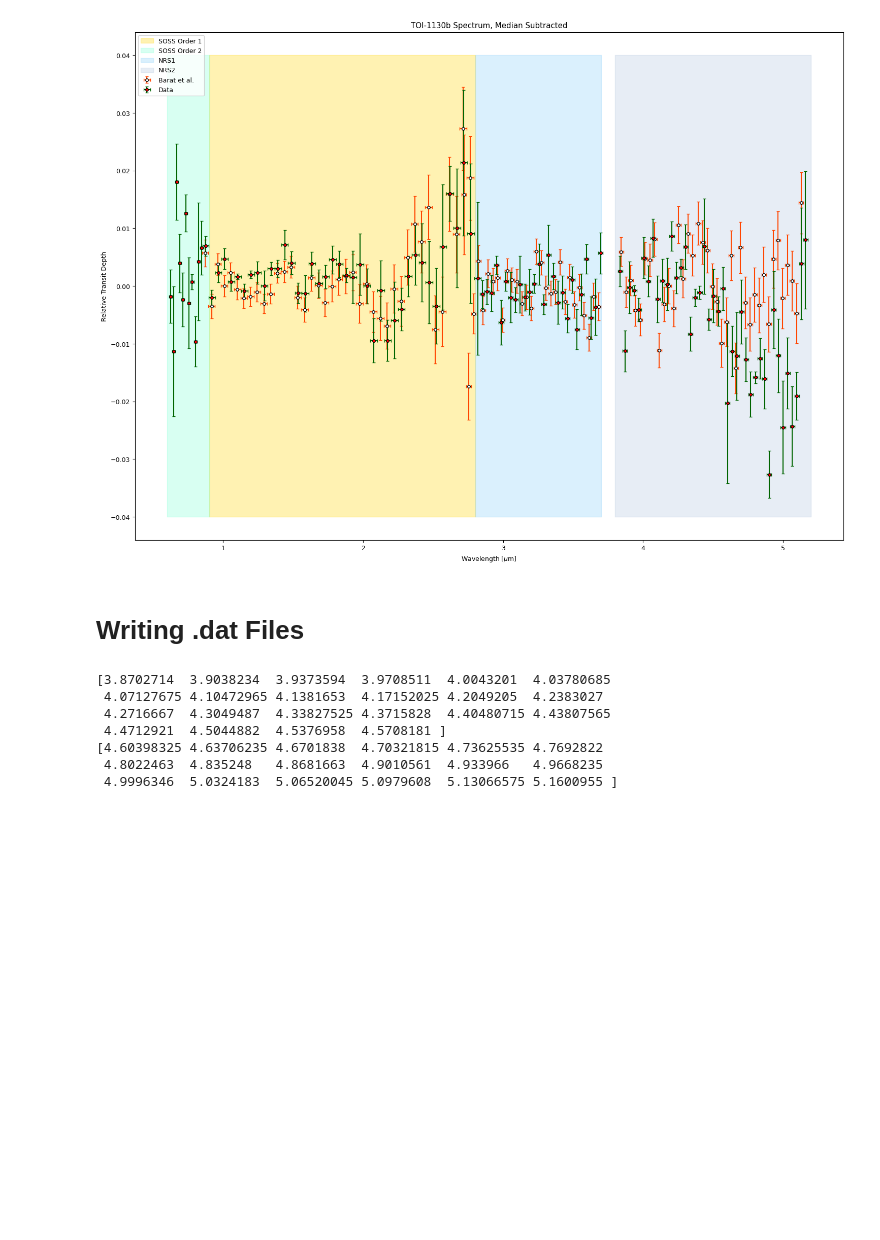
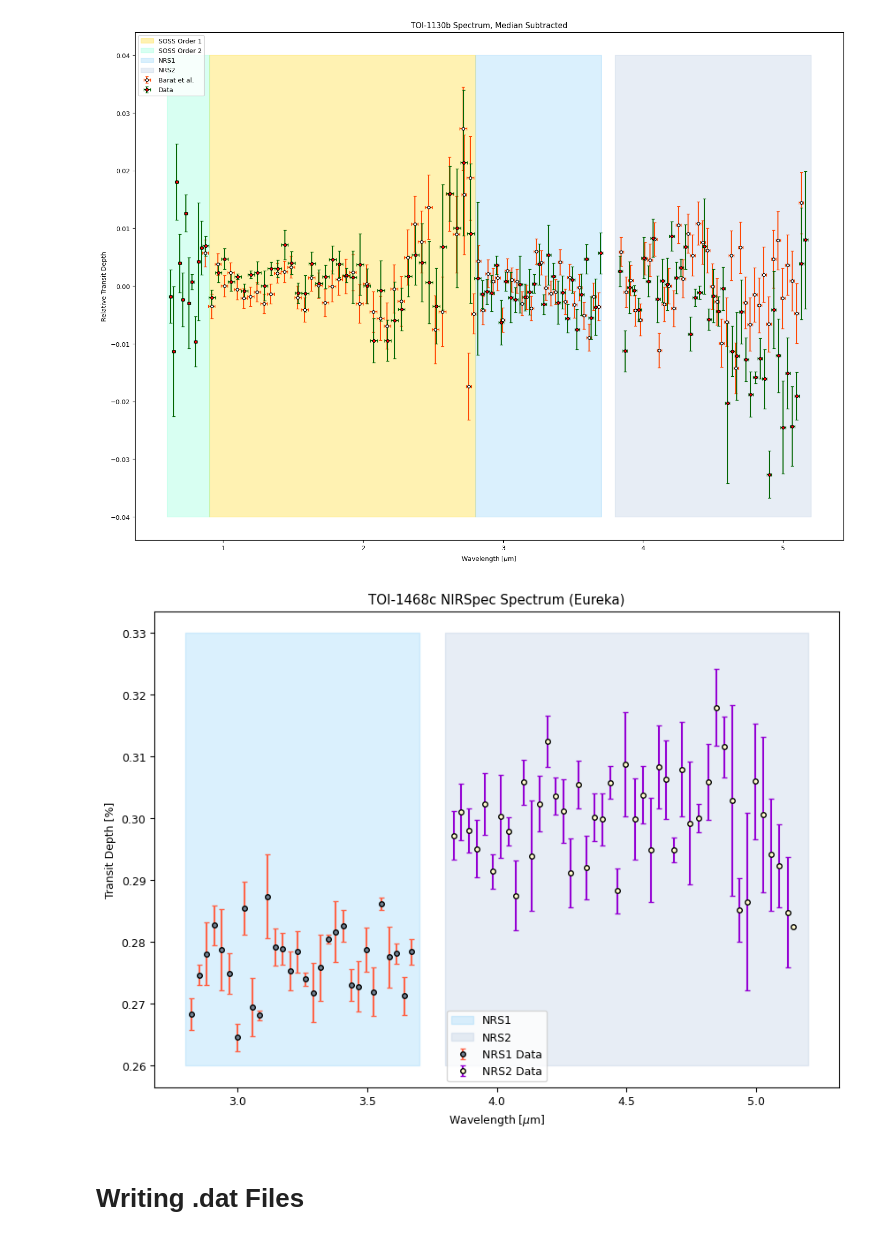
Before and after one commit to m23lau/subneptune, a Jupyter notebook: spectrum_plotter.ipynb, the cells around one changed output. Cells and saved outputs as stored; diff of their text form; code cells hidden in the pictures; blank space fills up the shorter version.

```diff
--- a/spectrum_plotter.ipynb
+++ b/spectrum_plotter.ipynb
@@ -236,44 +236,59 @@ plt.legend()
 plt.show()
 # %% [output]
 [figure]
+# %%
+# TOI-1468c
+fig = plt.figure(figsize = (10, 7))
+nrs1, nrs2 = [2.8, 3.7], [3.8, 5.2]
+ys = [0.26, 0.33]
+plt.fill_betweenx(ys, nrs1[0], nrs1[1], color = 'lightskyblue', alpha = 0.3, zorder = 1, label = 'NRS1')
+plt.fill_betweenx(ys, nrs2[0], nrs2[1], color = 'lightsteelblue', alpha = 0.3, zorder = 1, label = 'NRS2')
+
+nrs1_1468 = pd.read_csv('Spectrum_CSVs/TOI-1468c_eureka_NRS1.csv')
+nrs1_wl_1468 = np.array(nrs1_1468['wavelength'])
+nrs1_td_1468 = np.array(nrs1_1468['transit depth'])
+nrs1_tderr_1468 = np.array(nrs1_1468['transit depth error'])
+
+nrs1_wl_1468, nrs1_td_1468, nrs1_tderr_1468 = juliet.bin_data(nrs1_wl_1468, nrs1_td_1468, 5)
+plt.errorbar(nrs1_wl_1468, nrs1_td_1468, yerr = nrs1_tderr_1468,
+            fmt = 'o', capsize = 2, ms = 4, mfc = 'slategrey', mec = 'k', color = 'tomato', label = 'NRS1 Data')
+
+
+nrs2_1468 = pd.read_csv('Spectrum_CSVs/TOI-1468c_eureka_NRS2.csv')
+nrs2_wl_1468 = np.array(nrs2_1468['wavelength'])
+nrs2_td_1468 = np.array(nrs2_1468['transit depth'])
+nrs2_tderr_1468 = np.array(nrs2_1468['transit depth error'])
+
+nrs2_wl_1468, nrs2_td_1468, nrs2_tderr_1468 = juliet.bin_data(nrs2_wl_1468, nrs2_td_1468, 5)
+plt.errorbar(nrs2_wl_1468, nrs2_td_1468, yerr = nrs2_tderr_1468,
+            fmt = 'o', capsize = 2, ms = 4, mfc = 'lemonchiffon', mec = 'k', color = 'darkviolet', label = 'NRS2 Data')
+
+
+plt.title('TOI-1468c NIRSpec Spectrum (Eureka)')
+plt.xlabel('Wavelength [$\mu$m]')
+plt.ylabel('Transit Depth [%]')
+plt.legend()
+
+# plt.savefig('Spectrum_CSVs/TOI-1468c_binnedspectrum.png')
+plt.show()
+# %% [output]
+[figure, added]
 # %% [markdown]
 # Writing .dat Files
 # %%
 import pandas as pd
 import numpy as np
+
 # Since POSEIDON wants .dat files and also for the data offset parameter to work, we will need to write .dat files for each detector separately
-# Binned
-# o2: [:11]
-# o1: [12:52]
-# nrs1: [53:78]
-# nrs2: [79:]
-
-# Unbinned
-# o2: [:66]
-# o1: [67:268]
-# nrs1: [269:400]
-# nrs2: [401:]
-
-dat_full = pd.read_csv('Spectrum_CSVs/TOI-1130b_full_spectrum.csv')
+dat_full = pd.read_csv('Spectrum_CSVs/TOI-1130b_eureka_NRS1.csv')
 dat_wl, dat_wl1, dat_wl2 = np.array(dat_full['wavelength']), np.array(dat_full['wavelength']), np.array(dat_full['wavelength'])
 dat_bin = np.array(dat_full['bin width'])
 dat_td, dat_td1 = np.array(dat_full['transit depth']), np.array(dat_full['transit depth'])
 dat_tderr = np.array(dat_full['transit depth error'])
 
+# First line for wavelengths and transit depths, second line is to get bin widths
 dat_wl_bin, dat_td_bin, dat_tderr_bin = juliet.bin_data(dat_wl1, dat_td1, 5)
 dat_wl_bin1, dat_bin_bin, _ = juliet.bin_data(dat_wl2, dat_bin, 5)
-dat_wl_bin, dat_bin_bin, dat_td_bin, dat_tderr_bin = dat_wl_bin[2:], dat_bin_bin[2:]*2.5, dat_td_bin[2:], dat_tderr_bin[2:]
-
-print(dat_wl_bin[79:101])
-print(dat_wl_bin[101:])
-# %% [output]
-[3.8702714  3.9038234  3.9373594  3.9708511  4.0043201  4.03780685
- 4.07127675 4.10472965 4.1381653  4.17152025 4.2049205  4.2383027
- 4.2716667  4.3049487  4.33827525 4.3715828  4.40480715 4.43807565
- 4.4712921  4.5044882  4.5376958  4.5708181 ]
-[4.60398325 4.63706235 4.6701838  4.70321815 4.73625535 4.7692822
- 4.8022463  4.835248   4.8681663  4.9010561  4.933966   4.9668235
- 4.9996346  5.0324183  5.06520045 5.0979608  5.13066575 5.1600955 ]
 # %%
 # Binned
 # Need to divide transit depths and errors by 100 to get them out of percentages for POSEIDON
```
Also changed, not shown: parts of 3 cells of this notebook.
